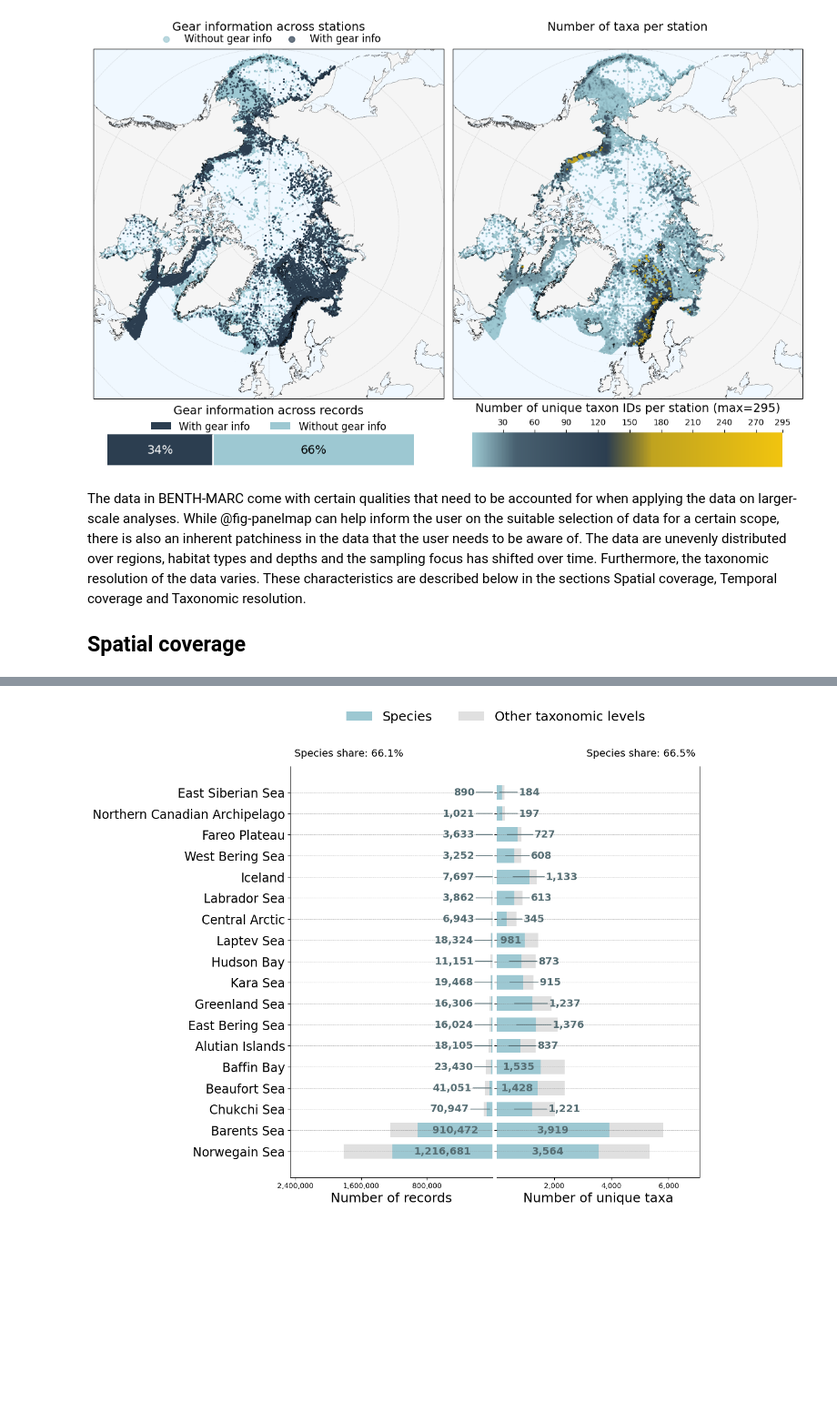
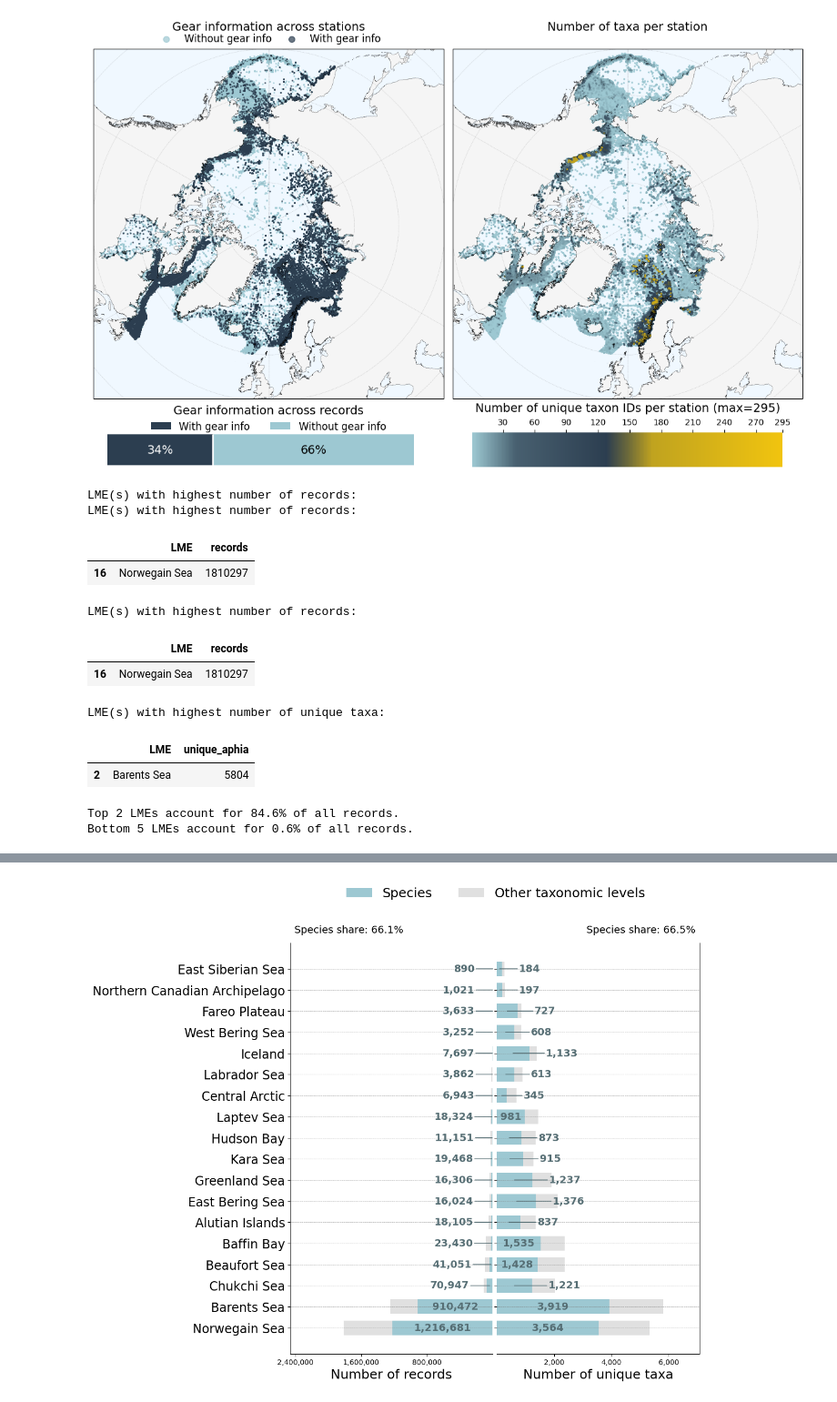
Before and after one commit to hanna-modin/benth-marc, a Jupyter notebook: Manuscript/data_paper_manuscript.ipynb, the cells around one changed output, grey strips where cells are left out. Shown at 91% size. Cells and saved outputs as stored; diff of their text form; code cells hidden in the pictures; blank space fills up the shorter version.

```diff
--- a/Manuscript/data_paper_manuscript.ipynb
+++ b/Manuscript/data_paper_manuscript.ipynb
@@ -1329,7 +1335,74 @@ plt.savefig('panel_biomass_metrics_updated.png', dpi=300, bbox_inches='tight', f
 plt.show()
 # %% [output]
 [figure]
-# %% [markdown]
-The data in BENTH-MARC come with certain qualities that need to be accounted for when applying the data on larger-scale analyses. While @fig-panelmap can help inform the user on the suitable selection of data for a certain scope, there is also an inherent patchiness in the data that the user needs to be aware of. The data are unevenly distributed over regions, habitat types and depths and the sampling focus has shifted over time. Furthermore, the taxonomic resolution of the data varies. These characteristics are described below in the sections Spatial coverage, Temporal coverage and Taxonomic resolution.
-
-## Spatial coverage
+# %%
+#| include: false
+
+# Summarize records and taxa by LME
+if 'df_all_lmes' in globals() and {'LME', 'records', 'unique_aphia'}.issubset(df_all_lmes.columns):
+    lme_stats = df_all_lmes[['LME', 'records', 'unique_aphia']].copy()
+elif 'metrics' in globals() and {'LME', 'records_total', 'unique_total'}.issubset(metrics.columns):
+    lme_stats = (
+        metrics[['LME', 'records_total', 'unique_total']]
+        .rename(columns={'records_total': 'records', 'unique_total': 'unique_aphia'})
+        .copy()
+    )
+else:
+    tmp_lme = pd.read_parquet('..//All data//all_merged_geo_LME.parquet', columns=['LME', 'aphiaID'])
+    tmp_lme['LME'] = tmp_lme['LME'].fillna('Outside Arctic LME coverage').astype(str).str.replace(r'\s*LME\s*$', '', regex=True)
+    lme_stats = (
+        tmp_lme.groupby('LME', dropna=False)
+        .agg(records=('LME', 'size'), unique_aphia=('aphiaID', 'nunique'))
+        .reset_index()
+    )
+
+# Clean and ensure numeric
+lme_stats['records'] = pd.to_numeric(lme_stats['records'], errors='coerce').fillna(0).astype(int)
+lme_stats['unique_aphia'] = pd.to_numeric(lme_stats['unique_aphia'], errors='coerce').fillna(0).astype(int)
+
+# Highest by records / taxa
+max_records = lme_stats['records'].max()
+max_taxa = lme_stats['unique_aphia'].max()
+
+highest_records_lmes = lme_stats.loc[lme_stats['records'] == max_records, ['LME', 'records']].sort_values('LME')
+highest_taxa_lmes = lme_stats.loc[lme_stats['unique_aphia'] == max_taxa, ['LME', 'unique_aphia']].sort_values('LME')
+
+# Percent sampled in top 2 and bottom 5 LMEs by record count
+lme_sorted = lme_stats.sort_values('records', ascending=False).reset_index(drop=True)
+total_records_lme = lme_sorted['records'].sum()
+
+top2_records = lme_sorted.head(2)['records'].sum()
+bottom5_records = lme_sorted.tail(5)['records'].sum()
+
+percentage_top2 = (top2_records / total_records_lme * 100) if total_records_lme > 0 else np.nan
+percentage_bottom5 = (bottom5_records / total_records_lme * 100) if total_records_lme > 0 else np.nan
+
+# Keep these for manuscript text (cell 40)
+formatted_percentage_top2 = f"{percentage_top2:.1f}"
+formatted_percentage_bottom5 = f"{percentage_bottom5:.1f}"
+
+# Optional helper lists
+top2_lmes = lme_sorted.head(2)[['LME', 'records']]
+bottom5_lmes = lme_sorted.tail(5)[['LME', 'records']]
+
+print("LME(s) with highest number of records:")
+display(highest_records_lmes)
+
+print("LME(s) with highest number of unique taxa:")
+display(highest_taxa_lmes)
+
+print(f"Top 2 LMEs account for {formatted_percentage_top2}% of all records.")
+print(f"Bottom 5 LMEs account for {formatted_percentage_bottom5}% of all records.")
+# %% [output]
+LME(s) with highest number of records:
+LME(s) with highest number of records:
+|  | LME | records |
+| 16 | Norwegain Sea | 1810297 |
+LME(s) with highest number of records:
+|  | LME | records |
+| 16 | Norwegain Sea | 1810297 |
+LME(s) with highest number of unique taxa:
+|  | LME | unique_aphia |
+| 2 | Barents Sea | 5804 |
+Top 2 LMEs account for 84.6% of all records.
+Bottom 5 LMEs account for 0.6% of all records.
```
Also changed, not shown: parts of 28 cells of this notebook, 2 other files.
